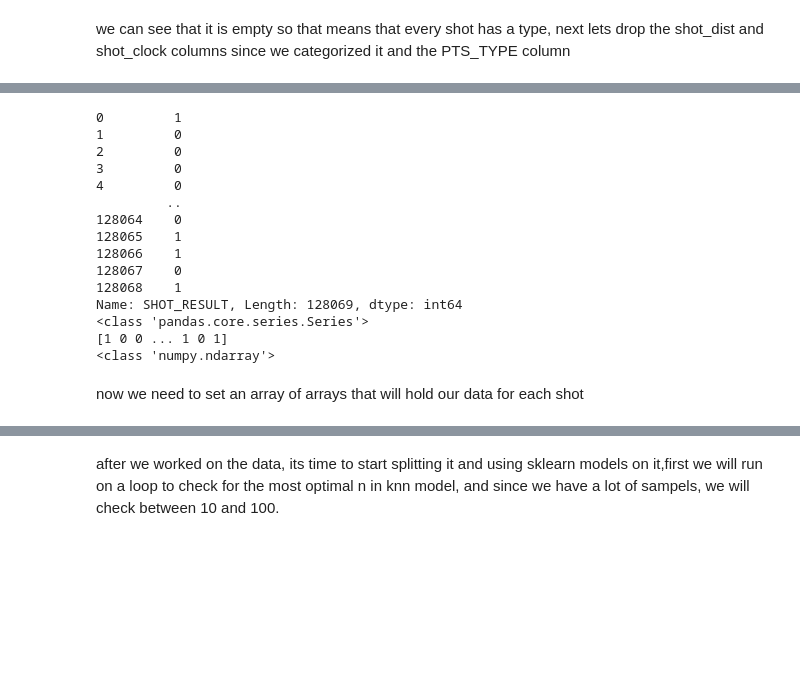
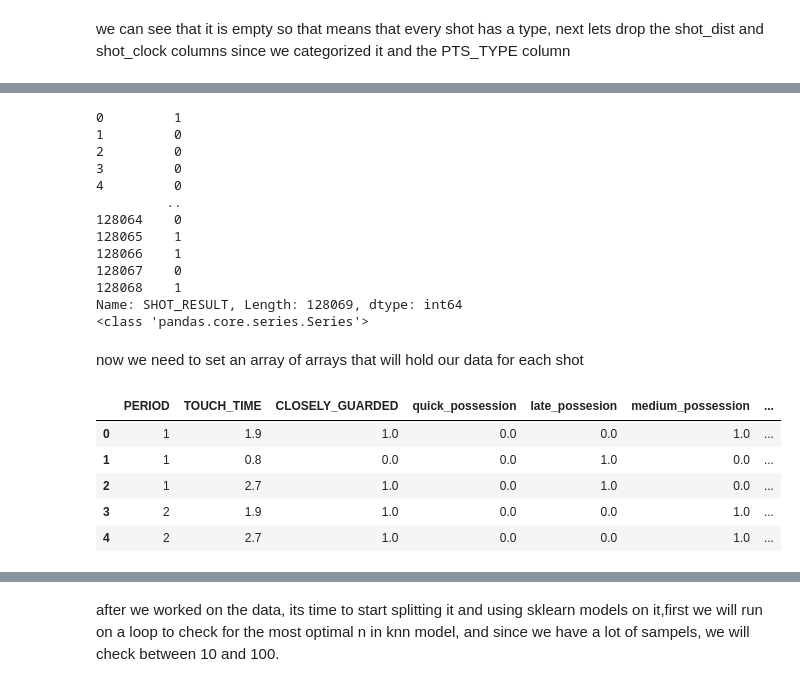
Before and after one commit to LiorBreitman8234/DataScienceFinalProjcet, a Jupyter notebook: nba shots.ipynb, the cells around one changed output, grey strips where cells are left out. Saved outputs shown, nothing was run; the diff lists cells and outputs as text; code cells hidden in the pictures; blank space fills up the shorter version.

```diff
--- a/nba shots.ipynb
+++ b/nba shots.ipynb
@@ -448,11 +474,9 @@ now we will get our data ready to use in the clasifer, first we need to get our
 # %%
 target = df.SHOT_RESULT
-df = df.drop(columns = ["SHOT_RESULT"])
+df = df.drop(columns = ["SHOT_RESULT","DRIBBLES"])
 print(target)
 print(type(target))
 target = target.to_numpy()
-print(target)
-print(type(target))
 # %% [output]
 0         1
 1         0
@@ -467,10 +491,15 @@ print(type(target))
 128068    1
 Name: SHOT_RESULT, Length: 128069, dtype: int64
 <class 'pandas.core.series.Series'>
-[1 0 0 ... 1 0 1]
-<class 'numpy.ndarray'>
 # %% [markdown]
 now we need to set an array of arrays that will hold our data for each shot
-# %%
-df= df.drop(columns = ['GAME_CLOCK'])
+# %%
+df.head()
+# %% [output]
+|  | PERIOD | TOUCH_TIME | CLOSELY_GUARDED | quick_possession | late_possesion | medium_possession | ... |
+| 0 | 1 | 1.9 | 1.0 | 0.0 | 0.0 | 1.0 | ... |
+| 1 | 1 | 0.8 | 0.0 | 0.0 | 1.0 | 0.0 | ... |
+| 2 | 1 | 2.7 | 1.0 | 0.0 | 1.0 | 0.0 | ... |
+| 3 | 2 | 1.9 | 1.0 | 0.0 | 0.0 | 1.0 | ... |
+| 4 | 2 | 2.7 | 1.0 | 0.0 | 0.0 | 1.0 | ... |
 # %%
```
Also changed, not shown: parts of 28 cells of this notebook.
